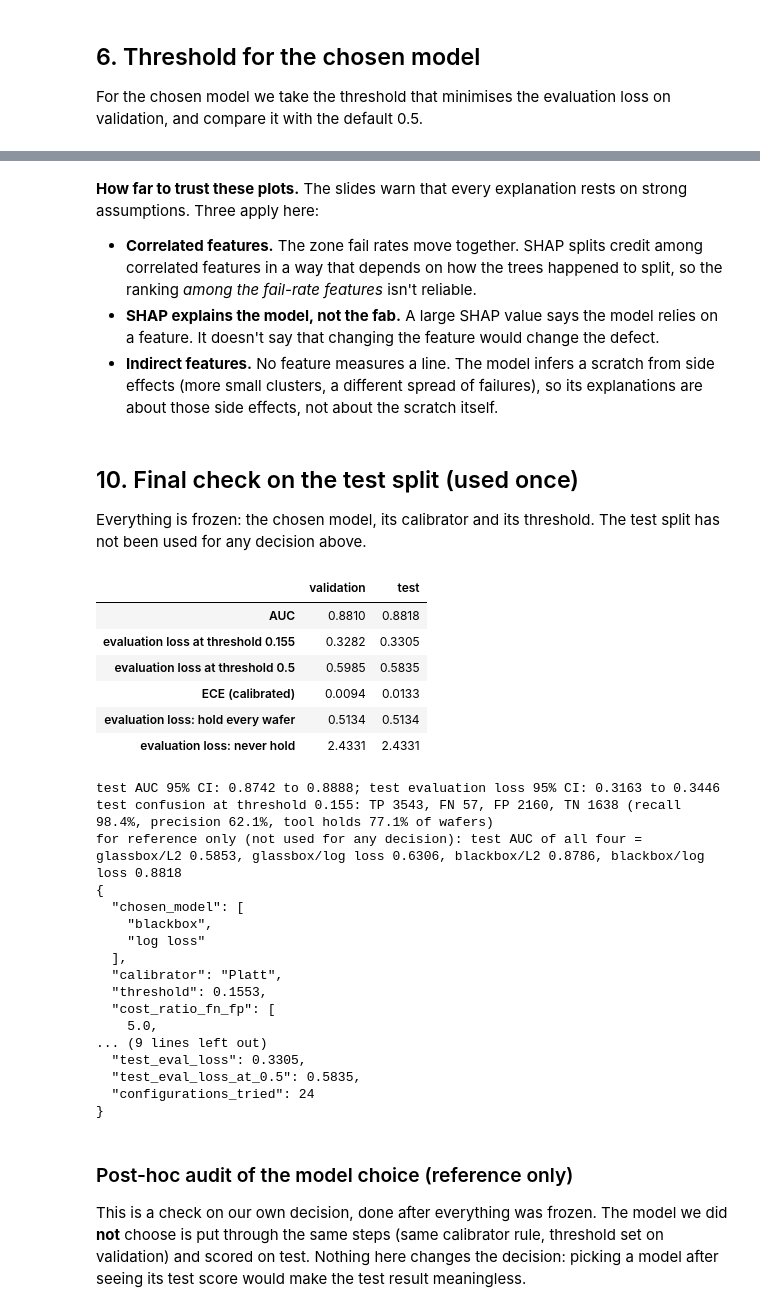
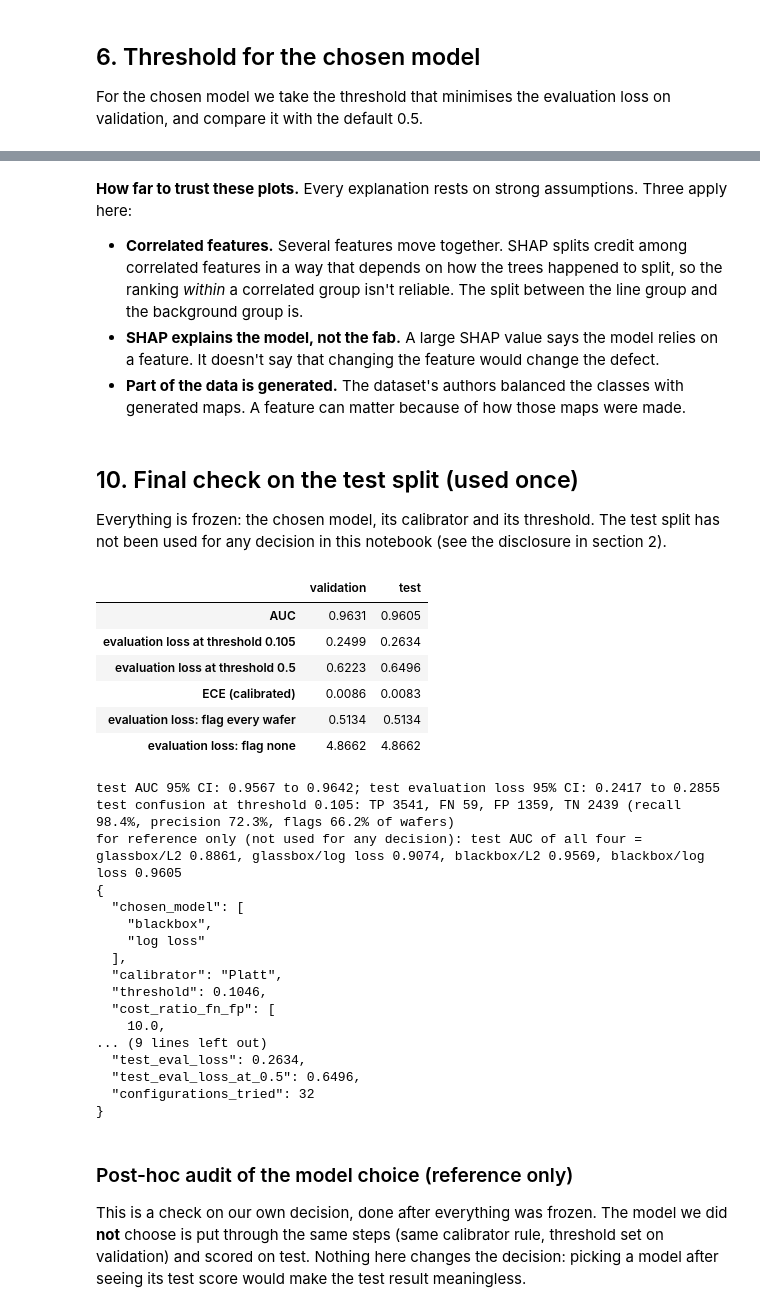
Before and after one commit to Ananya8576/dba5106-proj2, a Jupyter notebook: project/Project2_Classification_Scratch.ipynb, the cells around one changed output, grey strips where cells are left out. Drawn from its saved outputs; the diff is of its cells as text; code cells hidden in the pictures.

```diff
--- a/project/Project2_Classification_Scratch.ipynb
+++ b/project/Project2_Classification_Scratch.ipynb
@@ -224,15 +293,15 @@ def auc_scorer(model, X_, y_):
 
 SPECS = {
     ("glassbox", "L2"): (make_pipeline(StandardScaler(), Lasso(max_iter=10000)),
-                         {"lasso__alpha": [0.0003, 0.001, 0.003, 0.01, 0.03, 0.1]}),
+                         {"lasso__alpha": [0.0001, 0.0003, 0.001, 0.003, 0.01, 0.03, 0.1]}),
     ("glassbox", "log loss"): (make_pipeline(StandardScaler(), LogisticRegression(penalty="l1", solver="liblinear", max_iter=2000, random_state=SEED)),
-                               {"logisticregression__C": [0.003, 0.01, 0.03, 0.1, 1.0, 10.0]}),
+                               {"logisticregression__C": [0.003, 0.01, 0.03, 0.1, 1.0, 10.0, 100.0]}),
     ("blackbox", "L2"): (HistGradientBoostingRegressor(loss="squared_error", learning_rate=0.1, random_state=SEED),
-                         {"max_depth": [2, 3, 5], "max_iter": [100, 300]}),
+                         {"max_depth": [3, 5, 8], "max_iter": [200, 500, 1000]}),
     ("blackbox", "log loss"): (HistGradientBoostingClassifier(learning_rate=0.1, random_state=SEED),
-                               {"max_depth": [2, 3, 5], "max_iter": [100, 300]}),
+                               {"max_depth": [3, 5, 8], "max_iter": [200, 500, 1000]}),
 }
-inner_cv = list(StratifiedGroupKFold(n_splits=5, shuffle=True, random_state=SEED).split(X_tr, y_tr, g_tr))
+inner_cv = list(StratifiedKFold(n_splits=5, shuffle=True, random_state=SEED).split(X_tr, y_tr))
 
 MODELS, SEARCH, rows = {}, {}, []
 for key, (est, grid) in SPECS.items():
@@ -281,21 +351,16 @@ AUC is computed on the validation split, which no model has seen. The intervals
 S_va = {k: score_of(m, X_va) for k, m in MODELS.items()}
 S_te = {k: score_of(m, X_te) for k, m in MODELS.items()}    # computed now, not looked at until section 10
 
-def lot_bootstrap(groups, n_boot=N_BOOT, seed=SEED):
-    """Row indices for n_boot resamples of whole groups."""
-    groups = np.asarray(groups); rng = np.random.default_rng(seed)
-    if len(pd.unique(groups)) == len(groups):                # every wafer is its own group: resample rows
-        for _ in range(n_boot):
-            yield rng.integers(0, len(groups), len(groups))
-        return
-    by_lot = [np.flatnonzero(groups == g) for g in pd.unique(groups)]
+def wafer_bootstrap(groups, n_boot=N_BOOT, seed=SEED):
+    """Row indices for n_boot resamples of wafers, with replacement."""
+    rng = np.random.default_rng(seed)
     for _ in range(n_boot):
-        yield np.concatenate([by_lot[i] for i in rng.integers(0, len(by_lot), len(by_lot))])
+        yield rng.integers(0, len(groups), len(groups))
 
 def boot_stats(y_true, groups, fns):
     """Bootstrap each statistic in fns (name -> function of row indices) on the same resamples."""
     y_true = np.asarray(y_true); out = {k: [] for k in fns}
-    for idx in lot_bootstrap(groups):
+    for idx in wafer_bootstrap(groups):
         if y_true[idx].min() == y_true[idx].max(): continue
         for k, f in fns.items(): out[k].append(f(idx))
     return {k: np.percentile(v, [2.5, 97.5]) for k, v in out.items()}
@@ -566,9 +634,9 @@ coef = pd.Series(lin[-1].coef_.ravel(), index=FEATURES)
 rho = spearmanr(glob[FEATURES], coef.abs()[FEATURES]).correlation
 
 seq = LinearSegmentedColormap.from_list("seq", ["#cde2fb", "#2a78d6", "#0d366b"])
-fig, axes = plt.subplots(1, 3, figsize=(15, 4.2), gridspec_kw={"width_ratios": [1, 1.5, 1]})
-axes[0].barh(glob.index, glob.values, color=ORANGE, height=0.6); axes[0].grid(axis="y", visible=False)
-axes[0].set_title("Global: mean |SHAP| (blackbox)"); axes[0].set_xlabel("mean |SHAP| (log-odds)")
+fig, axes = plt.subplots(1, 3, figsize=(15, 6), gridspec_kw={"width_ratios": [1, 1.5, 1]})
+axes[0].barh(glob.index, glob.values, color=[ORANGE if f in LINE else MUTED for f in glob.index], height=0.6); axes[0].grid(axis="y", visible=False)
+axes[0].set_title("Global: mean |SHAP| (orange = line feature)"); axes[0].set_xlabel("mean |SHAP| (log-odds)")
 rng = np.random.default_rng(SEED)
 for i, f in enumerate(glob.index):
     j = FEATURES.index(f); v = X_va[f].rank(pct=True).values
@@ -583,4 +651,6 @@ plt.tight_layout(); savefig("07_shap_global.png"); plt.show()
 print("global ranking (mean |SHAP|):", ", ".join(f"{f} {v:.2f}" for f, v in glob.iloc[::-1].items()))
 print(f"features the L1 glassbox dropped: {list(coef.index[coef == 0]) or 'none'}")
 print(f"rank agreement between mean |SHAP| and |glassbox coefficient| (Spearman): {rho:.2f}")
+share_line = glob[LINE].sum() / glob.sum()
+print(f"share of total mean |SHAP| carried by the {len(LINE)} line features: {share_line:.0%}; by the {len(BACKGROUND)} background features: {1 - share_line:.0%}")
 # %% [output]
@@ -626,11 +697,11 @@ for (title, i), (axm, axs) in zip(picks, axes):
     row = df.iloc[val_idx[i]]
     axm.imshow(wafer_map(row["wafer_id"]), cmap=wafer_cmap, vmin=0, vmax=2, interpolation="nearest"); axm.axis("off")
     axm.set_title(f"{title}\nlabel: {row['pattern']}", fontsize=9)
-    contrib = pd.Series(sv[i], index=FEATURES); contrib = contrib.reindex(contrib.abs().sort_values().index)
+    contrib = pd.Series(sv[i], index=FEATURES); contrib = contrib.reindex(contrib.abs().sort_values().index[-8:])
     labels = [f"{f} = {X_va.iloc[i][f]:.3g}" for f in contrib.index]
     axs.barh(labels, contrib.values, color=[ORANGE if v > 0 else BLUE for v in contrib.values], height=0.6)
     axs.axvline(0, color=MUTED, lw=1); axs.grid(axis="y", visible=False)
-    axs.set_title(f"base {base_value:+.2f} + SHAP {sv[i].sum():+.2f} = log-odds {logit[i]:+.2f}  →  P(scratch) = {p_gbm[i]:.3f}", fontsize=9)
+    axs.set_title(f"base {base_value:+.2f} + all SHAP {sv[i].sum():+.2f} = log-odds {logit[i]:+.2f}  →  P(scratch) = {p_gbm[i]:.3f}   (8 largest shown)", fontsize=9)
     axs.set_xlabel("SHAP value (log-odds; orange pushes towards Scratch, blue towards no scratch)")
 plt.tight_layout(); savefig("09_shap_local.png"); plt.show()
 p_glass = S_va[("glassbox", "log loss")]
@@ -643,60 +714,60 @@ Costliest mistake: a scratched wafer scored as clean: blackbox P = 0.013, glassb
 # %% [markdown]
-**How far to trust these plots.** The slides warn that every explanation rests on strong assumptions. Three apply here:
-- **Correlated features.** The zone fail rates move together. SHAP splits credit among correlated features in a way that depends on how the trees happened to split, so the ranking *among the fail-rate features* isn't reliable.
+**How far to trust these plots.** Every explanation rests on strong assumptions. Three apply here:
+- **Correlated features.** Several features move together. SHAP splits credit among correlated features in a way that depends on how the trees happened to split, so the ranking *within* a correlated group isn't reliable. The split between the line group and the background group is.
 - **SHAP explains the model, not the fab.** A large SHAP value says the model relies on a feature. It doesn't say that changing the feature would change the defect.
-- **Indirect features.** No feature measures a line. The model infers a scratch from side effects (more small clusters, a different spread of failures), so its explanations are about those side effects, not about the scratch itself.
+- **Part of the data is generated.** The dataset's authors balanced the classes with generated maps. A feature can matter because of how those maps were made.
 # %% [markdown]
 ## 10. Final check on the test split (used once)
-Everything is frozen: the chosen model, its calibrator and its threshold. The test split has not been used for any decision above.
+Everything is frozen: the chosen model, its calibrator and its threshold. The test split has not been used for any decision in this notebook (see the disclosure in section 2).
 # %%
 yt = np.asarray(y_te)
 p_te = calibrate(S_te[CHOSEN])
 auc_te = roc_auc_score(yt, p_te)
 lo, hi = boot_stats(yt, g_te, {"a": lambda idx: roc_auc_score(yt[idx], p_te[idx])})["a"]
 flag = p_te >= T_CAL
 tn, fp, fn, tp = confusion_matrix(yt, flag).ravel()
 cost_te = eval_loss(yt, p_te, T_CAL)
-c_lo, c_hi = np.percentile([eval_loss(yt[i], p_te[i], T_CAL) for i in lot_bootstrap(g_te)], [2.5, 97.5])
+c_lo, c_hi = np.percentile([eval_loss(yt[i], p_te[i], T_CAL) for i in wafer_bootstrap(g_te)], [2.5, 97.5])
 final = pd.DataFrame({
     "validation": [roc_auc_score(yv, p_va), cost_cal, eval_loss(yv, p_va, 0.5), ece(yv, p_va), C_FP * (1 - yv.mean()), C_FN * yv.mean()],
     "test": [auc_te, cost_te, eval_loss(yt, p_te, 0.5), ece(yt, p_te), C_FP * (1 - yt.mean()), C_FN * yt.mean()],
 }, index=["AUC", f"evaluation loss at threshold {T_CAL:.3f}", "evaluation loss at threshold 0.5", "ECE (calibrated)",
-          "evaluation loss: hold every wafer", "evaluation loss: never hold"])
+          "evaluation loss: flag every wafer", "evaluation loss: flag none"])
 display(final.round(4))
 print(f"test AUC 95% CI: {lo:.4f} to {hi:.4f}; test evaluation loss 95% CI: {c_lo:.4f} to {c_hi:.4f}")
-print(f"test confusion at threshold {T_CAL:.3f}: TP {tp}, FN {fn}, FP {fp}, TN {tn} (recall {tp / (tp + fn):.1%}, precision {tp / (tp + fp):.1%}, tool holds {flag.mean():.1%} of wafers)")
+print(f"test confusion at threshold {T_CAL:.3f}: TP {tp}, FN {fn}, FP {fp}, TN {tn} (recall {tp / (tp + fn):.1%}, precision {tp / (tp + fp):.1%}, flags {flag.mean():.1%} of wafers)")
 print(f"for reference only (not used for any decision): test AUC of all four = "
       + ", ".join(f"{k[0]}/{k[1]} {roc_auc_score(yt, S_te[k]):.4f}" for k in MODELS))
 
 summary = {"chosen_model": list(CHOSEN), "calibrator": CALIB, "threshold": round(T_CAL, 4), "cost_ratio_fn_fp": [C_FN, C_FP],
            "validation_auc": {f"{k[0]}|{k[1]}": round(float(roc_auc_score(yv, S_va[k])), 4) for k in MODELS},
            "test_auc_chosen": round(float(auc_te), 4), "test_eval_loss": round(float(cost_te), 4),
            "test_eval_loss_at_0.5": round(float(eval_loss(yt, p_te, 0.5)), 4), "configurations_tried": int(tuning["configurations tried"].sum())}
 json.dump(summary, open("results_summary_scratch.json", "w"), indent=2); print(json.dumps(summary, indent=2))
 # %% [output]
 |  | validation | test |
-| AUC | 0.8810 | 0.8818 |
-| evaluation loss at threshold 0.155 | 0.3282 | 0.3305 |
-| evaluation loss at threshold 0.5 | 0.5985 | 0.5835 |
-| ECE (calibrated) | 0.0094 | 0.0133 |
-| evaluation loss: hold every wafer | 0.5134 | 0.5134 |
-| evaluation loss: never hold | 2.4331 | 2.4331 |
+| AUC | 0.9631 | 0.9605 |
+| evaluation loss at threshold 0.105 | 0.2499 | 0.2634 |
+| evaluation loss at threshold 0.5 | 0.6223 | 0.6496 |
+| ECE (calibrated) | 0.0086 | 0.0083 |
+| evaluation loss: flag every wafer | 0.5134 | 0.5134 |
+| evaluation loss: flag none | 4.8662 | 4.8662 |
-test AUC 95% CI: 0.8742 to 0.8888; test evaluation loss 95% CI: 0.3163 to 0.3446
-test confusion at threshold 0.155: TP 3543, FN 57, FP 2160, TN 1638 (recall 98.4%, precision 62.1%, tool holds 77.1% of wafers)
-for reference only (not used for any decision): test AUC of all four = glassbox/L2 0.5853, glassbox/log loss 0.6306, blackbox/L2 0.8786, blackbox/log loss 0.8818
+test AUC 95% CI: 0.9567 to 0.9642; test evaluation loss 95% CI: 0.2417 to 0.2855
+test confusion at threshold 0.105: TP 3541, FN 59, FP 1359, TN 2439 (recall 98.4%, precision 72.3%, flags 66.2% of wafers)
+for reference only (not used for any decision): test AUC of all four = glassbox/L2 0.8861, glassbox/log loss 0.9074, blackbox/L2 0.9569, blackbox/log loss 0.9605
 {
   "chosen_model": [
     "blackbox",
     "log loss"
   ],
   "calibrator": "Platt",
-  "threshold": 0.1553,
+  "threshold": 0.1046,
   "cost_ratio_fn_fp": [
-    5.0,
+    10.0,
 ... (9 lines left out)
-  "test_eval_loss": 0.3305,
-  "test_eval_loss_at_0.5": 0.5835,
-  "configurations_tried": 24
+  "test_eval_loss": 0.2634,
+  "test_eval_loss_at_0.5": 0.6496,
+  "configurations_tried": 32
 }
 # %% [markdown]
 ### Post-hoc audit of the model choice (reference only)
```
Also changed, not shown: parts of 29 cells of this notebook, 36 other files.
